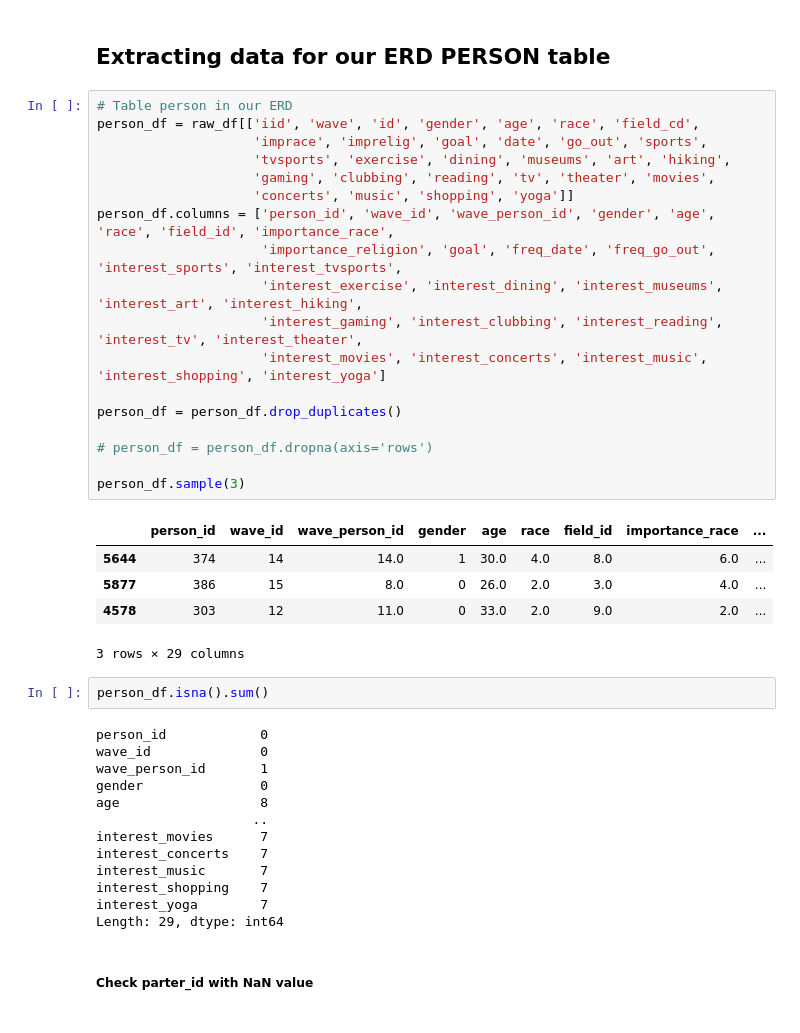
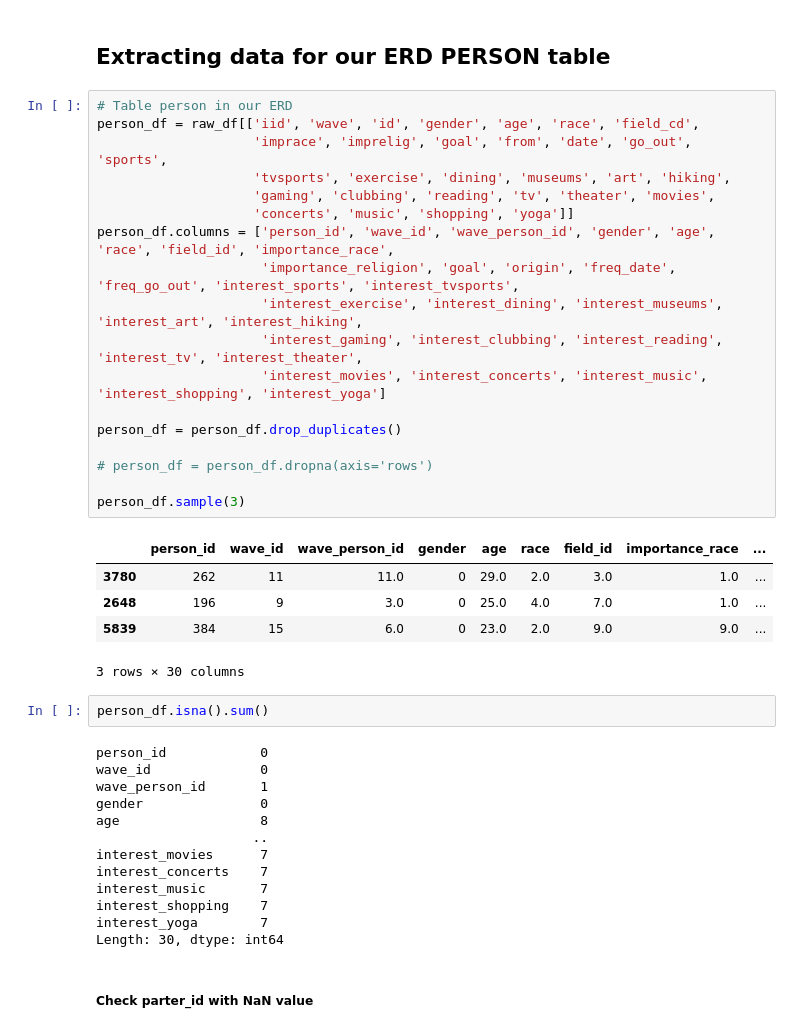
Before and after one commit to DavidGGonzalez/TeamBlue_FinalProject, a Jupyter notebook: Code/LoadDB.ipynb, the cells around one changed output. Saved outputs shown, nothing was run; the diff lists cells and outputs as text.

Commit message:
S3 - AG - Addition of field origin and all its implications

```diff
--- a/Code/LoadDB.ipynb
+++ b/Code/LoadDB.ipynb
@@ -124,27 +124,27 @@ sd_wave_df.sample(2)
 # %%
 # Table person in our ERD
 person_df = raw_df[['iid', 'wave', 'id', 'gender', 'age', 'race', 'field_cd',
-                    'imprace', 'imprelig', 'goal', 'date', 'go_out', 'sports',
+                    'imprace', 'imprelig', 'goal', 'from', 'date', 'go_out', 'sports',
                     'tvsports', 'exercise', 'dining', 'museums', 'art', 'hiking',
                     'gaming', 'clubbing', 'reading', 'tv', 'theater', 'movies',
                     'concerts', 'music', 'shopping', 'yoga']]
 person_df.columns = ['person_id', 'wave_id', 'wave_person_id', 'gender', 'age', 'race', 'field_id', 'importance_race',
-                     'importance_religion', 'goal', 'freq_date', 'freq_go_out', 'interest_sports', 'interest_tvsports',
+                     'importance_religion', 'goal', 'origin', 'freq_date', 'freq_go_out', 'interest_sports', 'interest_tvsports',
                      'interest_exercise', 'interest_dining', 'interest_museums', 'interest_art', 'interest_hiking',
                      'interest_gaming', 'interest_clubbing', 'interest_reading', 'interest_tv', 'interest_theater',
                      'interest_movies', 'interest_concerts', 'interest_music', 'interest_shopping', 'interest_yoga']
 
 person_df = person_df.drop_duplicates()
 
 # person_df = person_df.dropna(axis='rows')
 
 person_df.sample(3)
 # %% [output]
 |  | person_id | wave_id | wave_person_id | gender | age | race | field_id | importance_race | ... |
-| 5644 | 374 | 14 | 14.0 | 1 | 30.0 | 4.0 | 8.0 | 6.0 | ... |
-| 5877 | 386 | 15 | 8.0 | 0 | 26.0 | 2.0 | 3.0 | 4.0 | ... |
-| 4578 | 303 | 12 | 11.0 | 0 | 33.0 | 2.0 | 9.0 | 2.0 | ... |
+| 3780 | 262 | 11 | 11.0 | 0 | 29.0 | 2.0 | 3.0 | 1.0 | ... |
+| 2648 | 196 | 9 | 3.0 | 0 | 25.0 | 4.0 | 7.0 | 1.0 | ... |
+| 5839 | 384 | 15 | 6.0 | 0 | 23.0 | 2.0 | 9.0 | 9.0 | ... |
-3 rows × 29 columns
+3 rows × 30 columns
 # %%
 person_df.isna().sum()
 # %% [output]
@@ -159,7 +159,7 @@ interest_concerts    7
 interest_music       7
 interest_shopping    7
 interest_yoga        7
-Length: 29, dtype: int64
+Length: 30, dtype: int64
 # %% [markdown]
 ##### Check parter_id with NaN value
 # %% [markdown]
```
Also changed, not shown: parts of 19 cells of this notebook, 2 other files.
